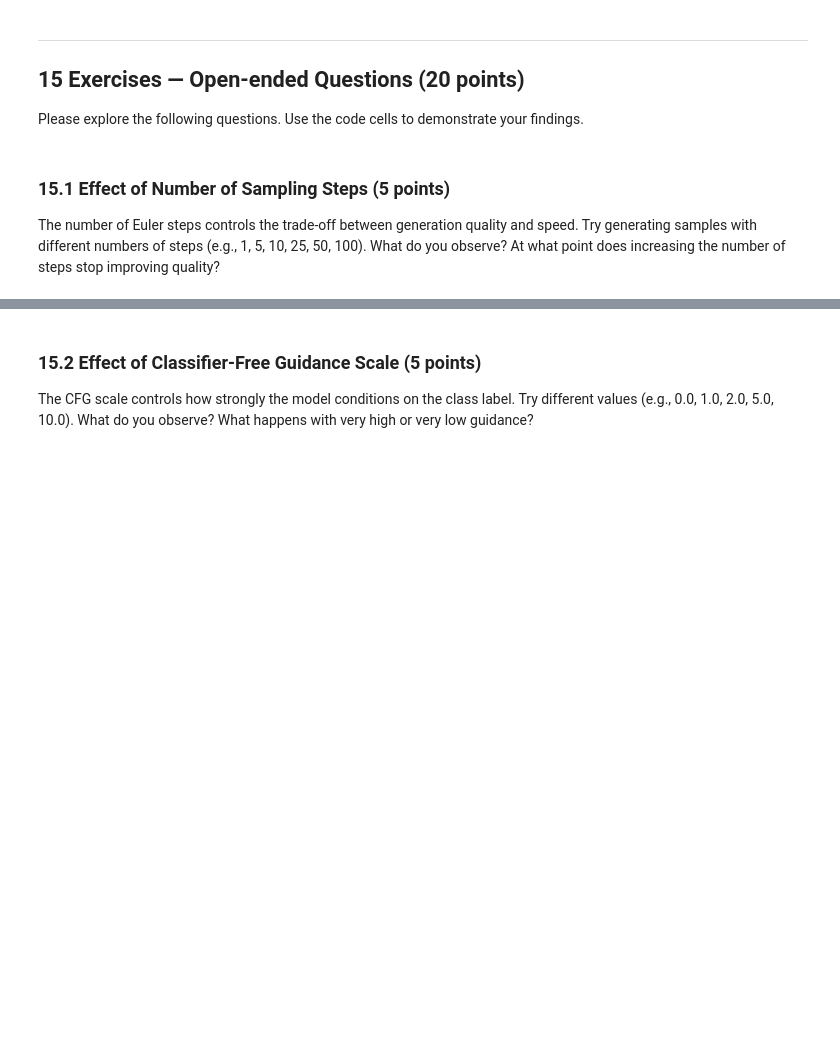
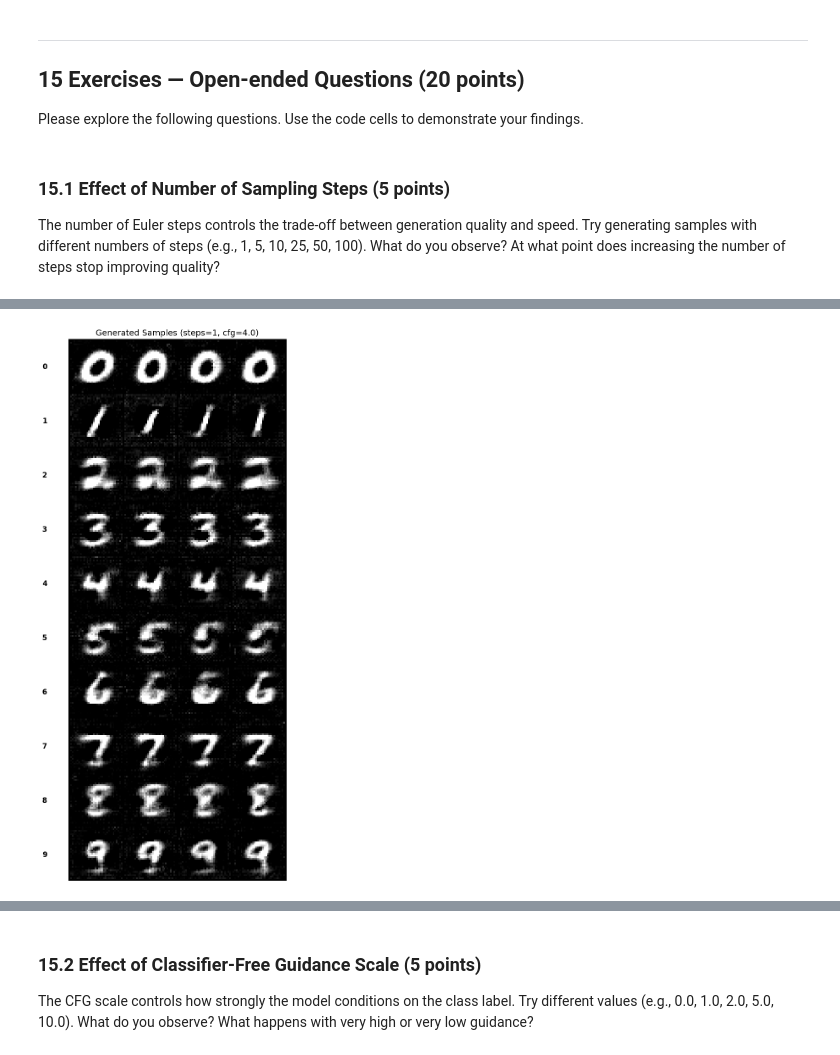
Before and after one commit to phantuanlink/2026-Spring-CS503-Visual-Intelligence-Homework, a Jupyter notebook: NanoFM_Homeworks/notebooks/CS503_FM_part4_nanoFlowMatching.ipynb, the cells around one changed output, grey strips where cells are left out. Cells and saved outputs as stored; diff of their text form; code cells hidden in the pictures; blank space fills up the shorter version.

```diff
--- a/NanoFM_Homeworks/notebooks/CS503_FM_part4_nanoFlowMatching.ipynb
+++ b/NanoFM_Homeworks/notebooks/CS503_FM_part4_nanoFlowMatching.ipynb
@@ -787,3 +793,7 @@ The number of Euler steps controls the trade-off between generation quality and
+# %%
+generate_sample_grid(rf, n_samples_per_class=4, sample_steps=1, cfg=4.0, channels=1)
+# %% [output]
+[figure, added]
 # %%
 # Explore different numbers of sampling steps
 for steps in [1, 5, 10, 25, 50, 100]:
```
Also changed, not shown: parts of 14 cells of this notebook.
